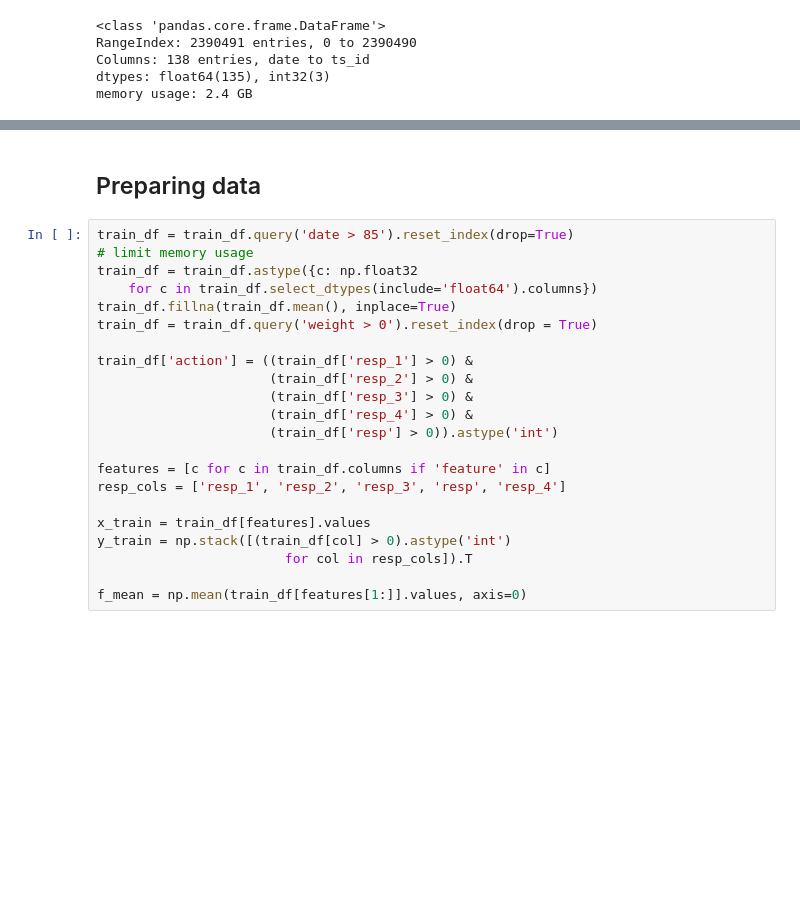
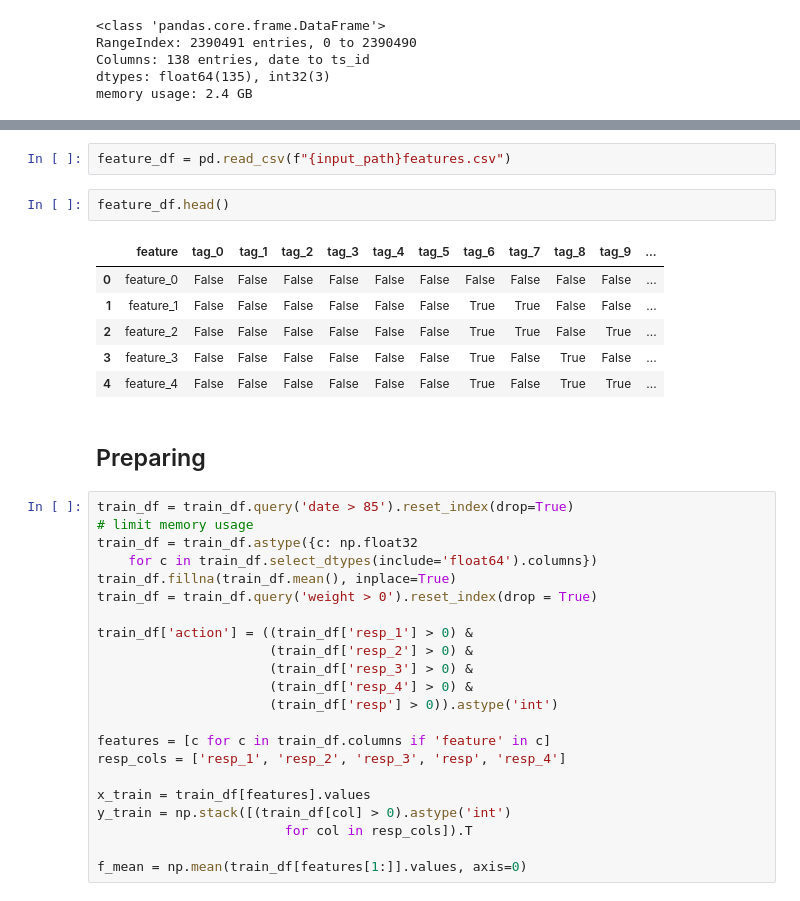
Before and after one commit to austinyhc/blog, a Jupyter notebook: _notebooks/jane-street-market-prediction.ipynb, the cells around one changed output, grey strips where cells are left out. Saved outputs shown, nothing was run; the diff lists cells and outputs as text; blank space fills up the shorter version.

```diff
--- a/_notebooks/jane-street-market-prediction.ipynb
+++ b/_notebooks/jane-street-market-prediction.ipynb
@@ -218,5 +219,16 @@ memory usage: 2.4 GB
+# %%
+feature_df = pd.read_csv(f"{input_path}features.csv")
+# %%
+feature_df.head()
+# %% [output]
+|  | feature | tag_0 | tag_1 | tag_2 | tag_3 | tag_4 | tag_5 | tag_6 | tag_7 | tag_8 | tag_9 | ... |
+| 0 | feature_0 | False | False | False | False | False | False | False | False | False | False | ... |
+| 1 | feature_1 | False | False | False | False | False | False | True | True | False | False | ... |
+| 2 | feature_2 | False | False | False | False | False | False | True | True | False | True | ... |
+| 3 | feature_3 | False | False | False | False | False | False | True | False | True | False | ... |
+| 4 | feature_4 | False | False | False | False | False | False | True | False | True | True | ... |
 # %% [markdown]
-## Preparing data
+## Preparing
 # %%
 train_df = train_df.query('date > 85').reset_index(drop=True)
 # limit memory usage
```
Also changed, not shown: parts of 10 cells of this notebook.
